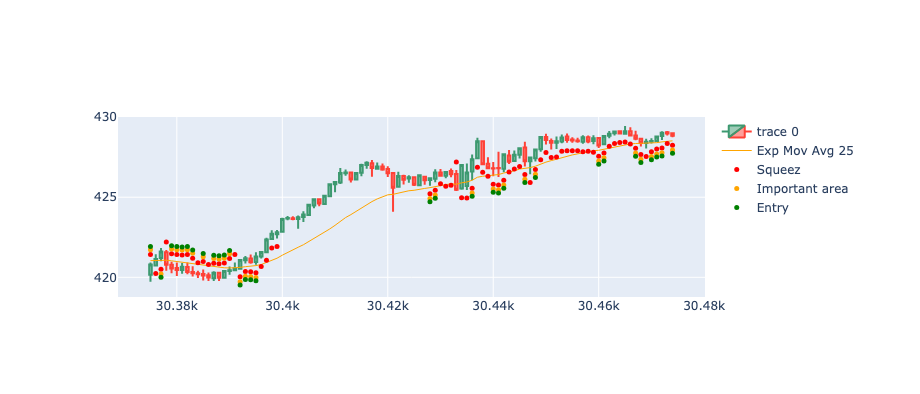
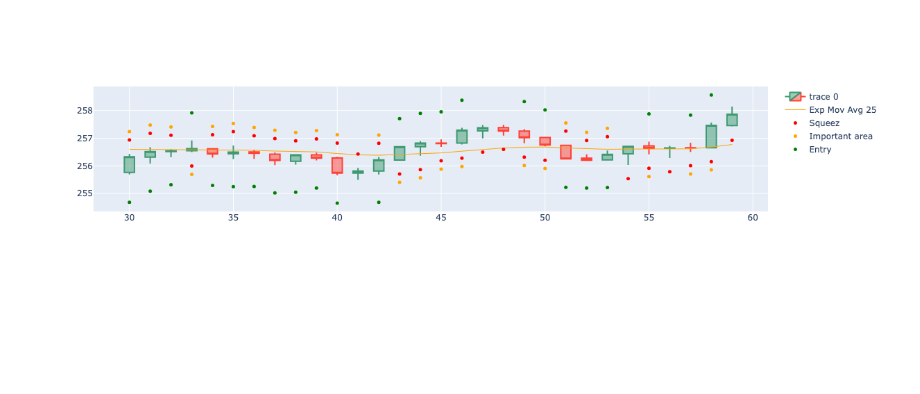
Before and after one commit to gastoncs/jupyter-docker, a Jupyter notebook: app/src/backtesting/squeez/squeez_pattern_v2.ipynb, the cells around one changed output. Saved outputs shown, nothing was run; the diff lists cells and outputs as text; code cells hidden in the pictures; blank space fills up the shorter version.

```diff
--- a/app/src/backtesting/squeez/squeez_pattern_v2.ipynb
+++ b/app/src/backtesting/squeez/squeez_pattern_v2.ipynb
@@ -105,9 +105,9 @@ result.tail(30)
 # %%
 def posibleBreakArea(x):
     extraSpace = 1
-    if (x['signal']==EMA25['PRICE_ACCION_OVER'].value):
+    if (x['position']==EMA25['PRICE_ACCION_OVER'].value):
         return x['Low']-extraSpace
-    elif (x['signal']==EMA25['PRICE_ACCION_UNDER'].value):
+    elif (x['position']==EMA25['PRICE_ACCION_UNDER'].value):
         return x['High']+extraSpace
     else:
         return np.nan
@@ -136,30 +136,30 @@ df['posibleBreakArea'] = df.apply(lambda row: posibleBreakArea(row), axis=1)
 # %%
 import plotly.io as pio
 import plotly.graph_objects as go
 
-dfpl = df[30375:30475]
+dfpl = df[30:60]
 
 fig = go.Figure(
     data=[
         go.Candlestick(
             x=dfpl.index,
             open=dfpl['Open'],
             high=dfpl['High'],
             low=dfpl['Low'],
             close=dfpl['Close']),
         go.Scatter(
             x=dfpl.index,
             y=dfpl['ema25'],
             line=dict(color='orange', width=1),
             name="Exp Mov Avg 25")
     ]
 )
 
 fig.add_scatter(x=dfpl.index, y=dfpl['squezzeArea'], mode="markers", marker=dict(size=5, color="red"), name="Squeez")
 fig.add_scatter(x=dfpl.index, y=dfpl['squeezeCloseToEmaArea'], mode="markers", marker=dict(size=5, color="orange"), name="Important area")
 fig.add_scatter(x=dfpl.index, y=dfpl['posibleBreakArea'], mode="markers", marker=dict(size=5, color="green"), name="Entry")
 
 fig.update_layout(xaxis_rangeslider_visible=False)
 fig.show()
 # %% [output]
-[figure, old version]
+[figure, new version]
```
Also changed, not shown: parts of 1 cell of this notebook, 3 other files.
